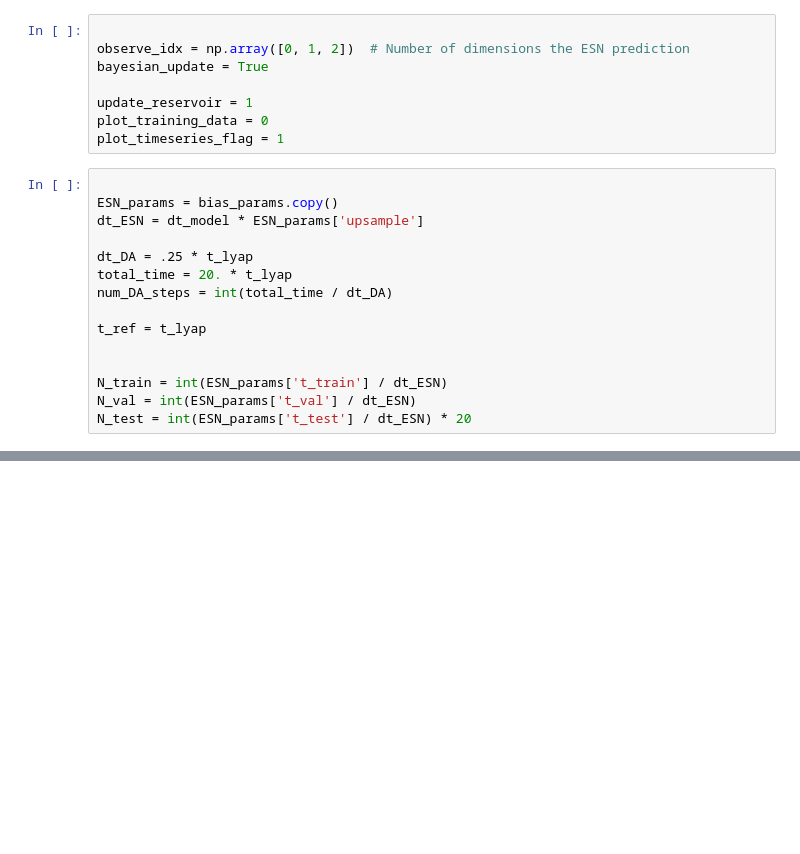
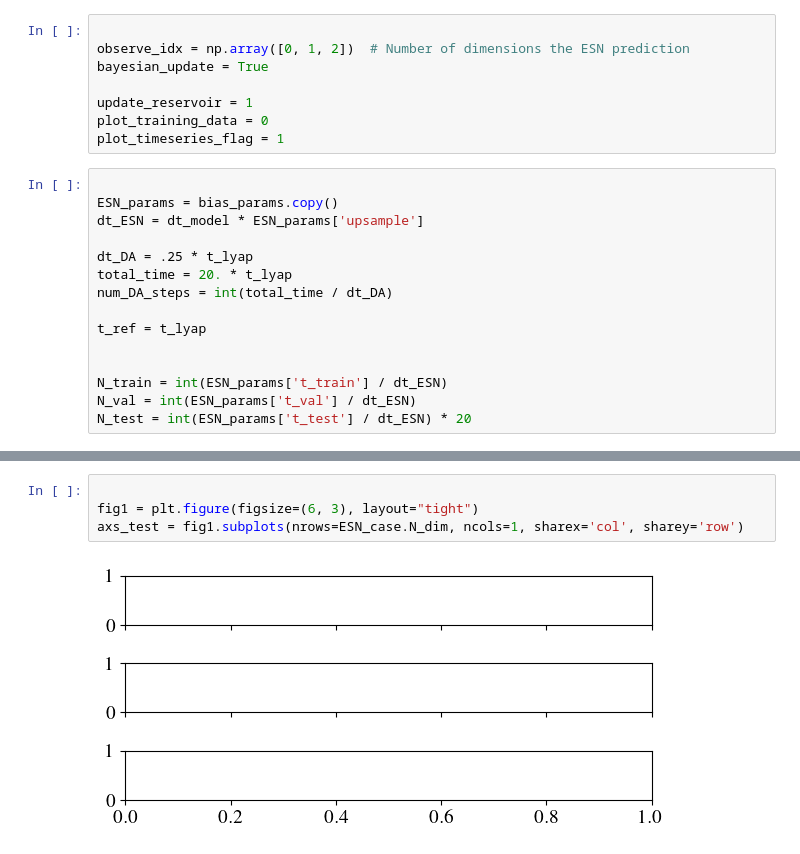
Before and after one commit to andreanovoa/real-time-bias-aware-DA, a Jupyter notebook: tutorials/ESN_bayesian_update.ipynb, the cells around one changed output, grey strips where cells are left out. Drawn from its saved outputs; the diff is of its cells as text; blank space fills up the shorter version.

```diff
--- a/tutorials/ESN_bayesian_update.ipynb
+++ b/tutorials/ESN_bayesian_update.ipynb
@@ -107,0 +219,6 @@ for dim_i in range(ESN_case.N_dim):
+# %%
+
+fig1 = plt.figure(figsize=(6, 3), layout="tight")
+axs_test = fig1.subplots(nrows=ESN_case.N_dim, ncols=1, sharex='col', sharey='row')
+# %% [output]
+[figure, added]
```
Also changed, not shown: parts of 8 cells of this notebook, 3 other files.
